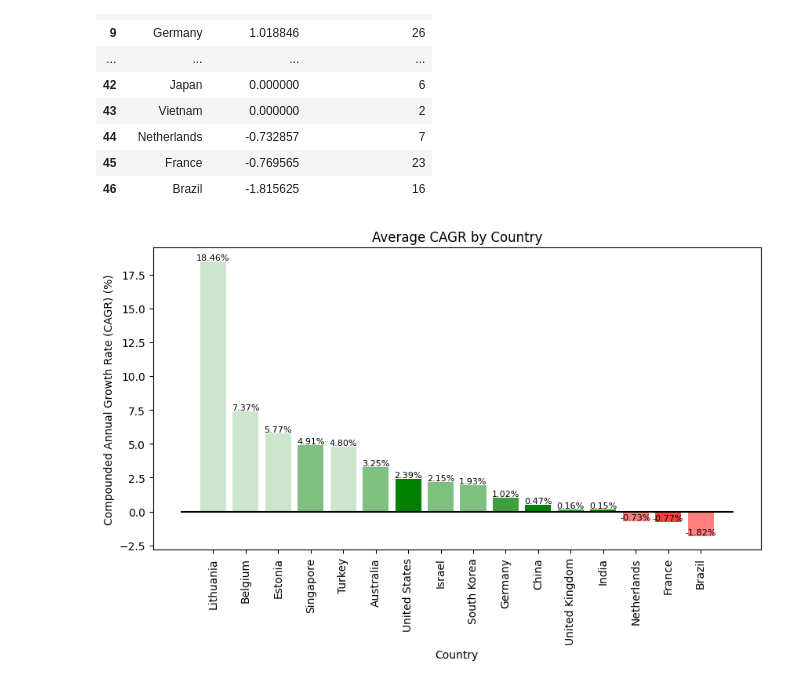
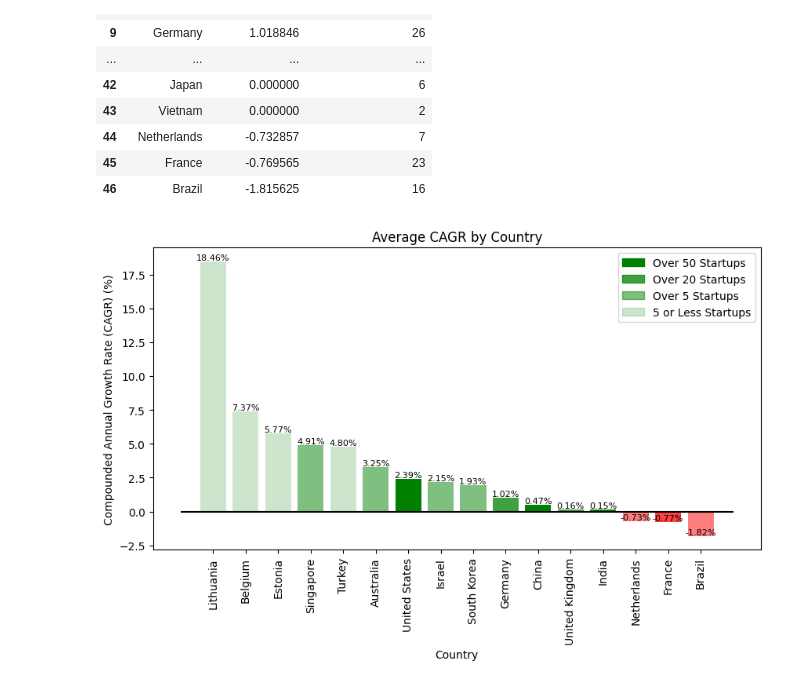
Before and after one commit to lanahuyen/Group_Project_1, a Jupyter notebook: cagr_by_country.ipynb, the cells around one changed output. Cells and saved outputs as stored; diff of their text form; code cells hidden in the pictures.

```diff
--- a/cagr_by_country.ipynb
+++ b/cagr_by_country.ipynb
@@ -82,34 +83,38 @@ bars = plt.bar(x_axis, cagr,
 
 for bar, alpha in zip(bars, alphas):
     bar.set_alpha(alpha)
 
 # Data labels
 
 for bar in bars:
     height = bar.get_height()
     plt.text(bar.get_x() + bar.get_width() / 2, height, f"{height:.2f}%",
              ha="center", va="bottom", fontsize=8, color="black")
 
 # Horizontal line at 0
 
 plt.hlines(0, -1, len(countries), color="black")
 
 # Chart labels
 
 plt.xlabel("Country")
 plt.ylabel("Compounded Annual Growth Rate (CAGR) (%)")
 plt.title("Average CAGR by Country")
 
 # Custom legend
 
-legend_handls = [mpatches.Patch(color="green", alpha=1, label="Over 50 Startups"),
-                 mpatches.Patch(color="green", alpha=0.75, label="Over 20 Startups"),
-                 mpatches.Patch(color="green", alpha=0.5, label="Over 5 Startups")
+legend_handles = [mpatches.Patch(color="green", alpha=1, label="Over 50 Startups"),
+                  mpatches.Patch(color="green", alpha=0.75, label="Over 20 Startups"),
+                  mpatches.Patch(color="green", alpha=0.5, label="Over 5 Startups"),
+                  mpatches.Patch(color="green", alpha=0.2, label="5 or Less Startups")
+                 ]
+
+plt.legend(handles=legend_handles)
 
 # Save fig
 
 plt.savefig("output_data/cagr_by_country.png", bbox_inches="tight")
 
 plt.show()
 # %% [output]
-[figure, old version]
+[figure, new version]
```
Also changed, not shown: parts of 1 cell of this notebook, 15 other files.
